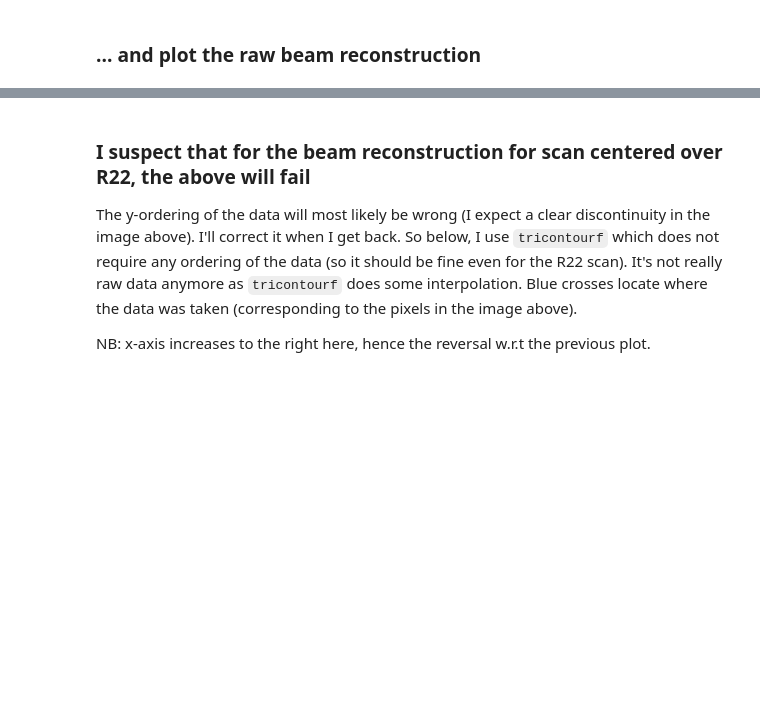
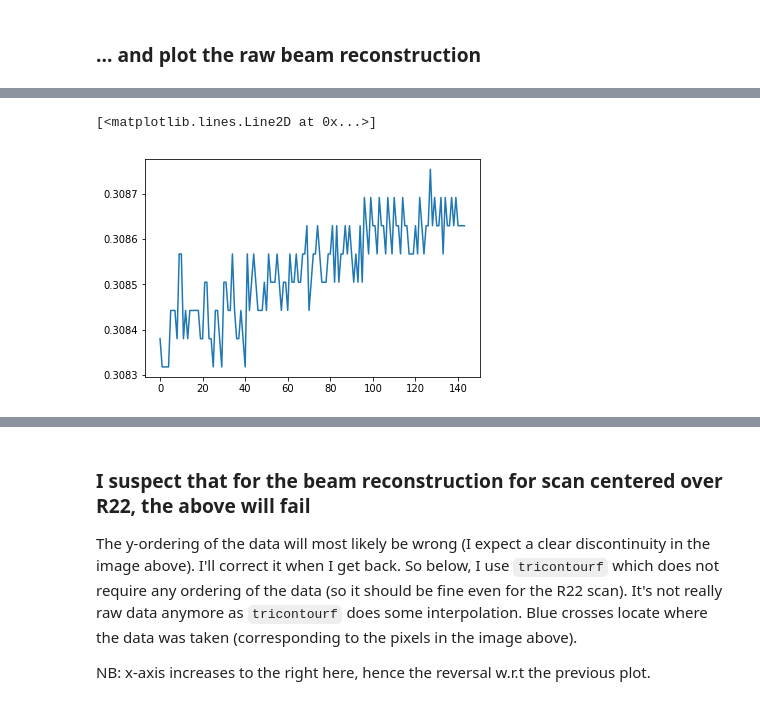
Before and after one commit to lsst-camera-dh/ccob-wb, a Jupyter notebook: notebooks/make_raw_beam.ipynb, the cells around one changed output, grey strips where cells are left out. Drawn from its saved outputs; the diff is of its cells as text; code cells hidden in the pictures; blank space fills up the shorter version.

```diff
--- a/notebooks/make_raw_beam.ipynb
+++ b/notebooks/make_raw_beam.ipynb
@@ -106,0 +186,5 @@ plt.savefig(config['tmp_dir']+'/beam_'+basename+'_'+led+'.png')
+# %%
+plt.plot(bb.raw_data['pd_value'])
+# %% [output]
+[<matplotlib.lines.Line2D at 0x...>]
+[figure, added]
```
Also changed, not shown: parts of 30 cells of this notebook, 2 other files.
